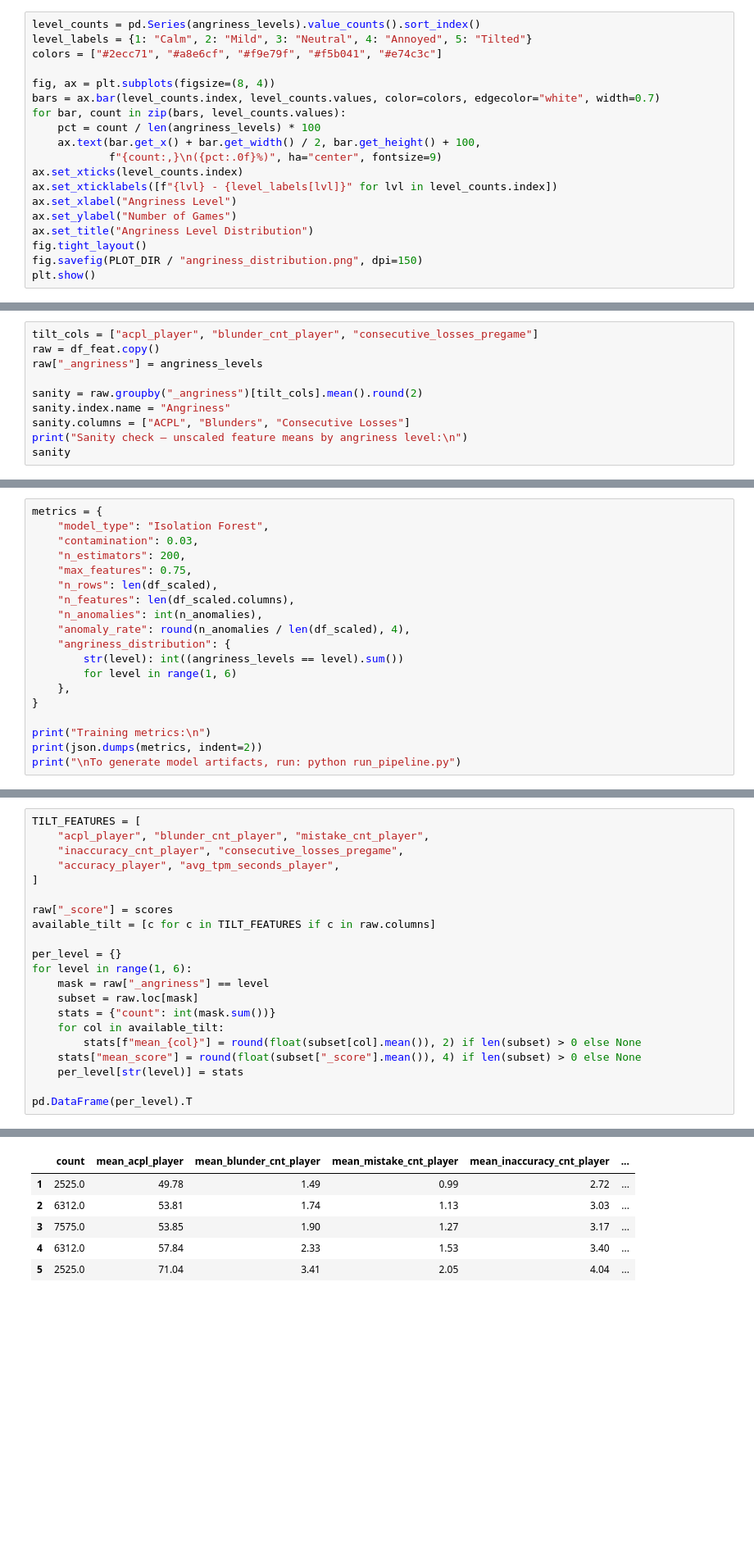
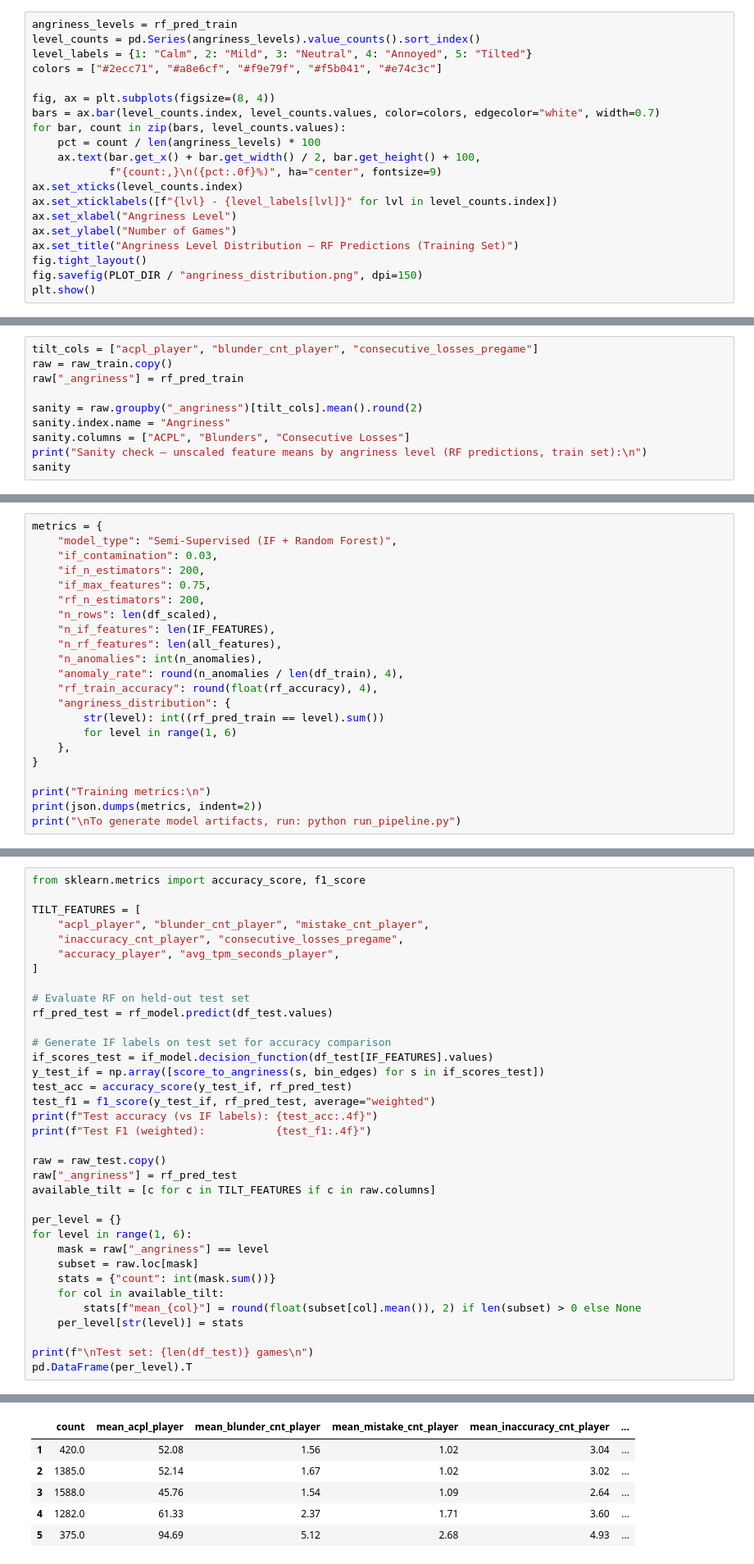
Before and after one commit to Kanku-SEP4-org/Chess-Assistance, a Jupyter notebook: machine_learning/trainers/trainer-angriness-predictor/notebooks/pipeline.ipynb, the cells around one changed output, grey strips where cells are left out. Shown at 82% size. Saved outputs shown, nothing was run; the diff lists cells and outputs as text; blank space fills up the shorter version.

```diff
--- a/machine_learning/trainers/trainer-angriness-predictor/notebooks/pipeline.ipynb
+++ b/machine_learning/trainers/trainer-angriness-predictor/notebooks/pipeline.ipynb
@@ -251,4 +349,5 @@ Bin edges:   [-0.1345, 0.0231, 0.0545, 0.0783, 0.1008, 0.1356]
 # %%
+angriness_levels = rf_pred_train
 level_counts = pd.Series(angriness_levels).value_counts().sort_index()
 level_labels = {1: "Calm", 2: "Mild", 3: "Neutral", 4: "Annoyed", 5: "Tilted"}
 colors = ["#2ecc71", "#a8e6cf", "#f9e79f", "#f5b041", "#e74c3c"]
@@ -263,7 +362,7 @@ ax.set_xticks(level_counts.index)
 ax.set_xticklabels([f"{lvl} - {level_labels[lvl]}" for lvl in level_counts.index])
 ax.set_xlabel("Angriness Level")
 ax.set_ylabel("Number of Games")
-ax.set_title("Angriness Level Distribution")
+ax.set_title("Angriness Level Distribution — RF Predictions (Training Set)")
 fig.tight_layout()
 fig.savefig(PLOT_DIR / "angriness_distribution.png", dpi=150)
 plt.show()
@@ -272,10 +371,10 @@ plt.show()
 # %%
 tilt_cols = ["acpl_player", "blunder_cnt_player", "consecutive_losses_pregame"]
-raw = df_feat.copy()
-raw["_angriness"] = angriness_levels
+raw = raw_train.copy()
+raw["_angriness"] = rf_pred_train
 
 sanity = raw.groupby("_angriness")[tilt_cols].mean().round(2)
 sanity.index.name = "Angriness"
 sanity.columns = ["ACPL", "Blunders", "Consecutive Losses"]
-print("Sanity check — unscaled feature means by angriness level:\n")
+print("Sanity check — unscaled feature means by angriness level (RF predictions, train set):\n")
 sanity
@@ -302,15 +410,18 @@ plt.show()
 # %%
 metrics = {
-    "model_type": "Isolation Forest",
-    "contamination": 0.03,
-    "n_estimators": 200,
-    "max_features": 0.75,
+    "model_type": "Semi-Supervised (IF + Random Forest)",
+    "if_contamination": 0.03,
+    "if_n_estimators": 200,
+    "if_max_features": 0.75,
+    "rf_n_estimators": 200,
     "n_rows": len(df_scaled),
-    "n_features": len(df_scaled.columns),
+    "n_if_features": len(IF_FEATURES),
+    "n_rf_features": len(all_features),
     "n_anomalies": int(n_anomalies),
-    "anomaly_rate": round(n_anomalies / len(df_scaled), 4),
+    "anomaly_rate": round(n_anomalies / len(df_train), 4),
+    "rf_train_accuracy": round(float(rf_accuracy), 4),
     "angriness_distribution": {
-        str(level): int((angriness_levels == level).sum())
+        str(level): int((rf_pred_train == level).sum())
         for level in range(1, 6)
     },
 }
@@ -325,11 +461,25 @@ Validate that the angriness scale makes sense: games rated as tilted (levels 4
 # %%
+from sklearn.metrics import accuracy_score, f1_score
+
 TILT_FEATURES = [
     "acpl_player", "blunder_cnt_player", "mistake_cnt_player",
     "inaccuracy_cnt_player", "consecutive_losses_pregame",
     "accuracy_player", "avg_tpm_seconds_player",
 ]
 
-raw["_score"] = scores
+# Evaluate RF on held-out test set
+rf_pred_test = rf_model.predict(df_test.values)
+
+# Generate IF labels on test set for accuracy comparison
+if_scores_test = if_model.decision_function(df_test[IF_FEATURES].values)
+y_test_if = np.array([score_to_angriness(s, bin_edges) for s in if_scores_test])
+test_acc = accuracy_score(y_test_if, rf_pred_test)
+test_f1 = f1_score(y_test_if, rf_pred_test, average="weighted")
+print(f"Test accuracy (vs IF labels): {test_acc:.4f}")
+print(f"Test F1 (weighted):           {test_f1:.4f}")
+
+raw = raw_test.copy()
+raw["_angriness"] = rf_pred_test
 available_tilt = [c for c in TILT_FEATURES if c in raw.columns]
 
 per_level = {}
@@ -339,8 +489,8 @@ for level in range(1, 6):
     stats = {"count": int(mask.sum())}
     for col in available_tilt:
         stats[f"mean_{col}"] = round(float(subset[col].mean()), 2) if len(subset) > 0 else None
-    stats["mean_score"] = round(float(subset["_score"].mean()), 4) if len(subset) > 0 else None
     per_level[str(level)] = stats
 
+print(f"\nTest set: {len(df_test)} games\n")
 pd.DataFrame(per_level).T
 # %% [output]
@@ -347,9 +501,9 @@ pd.DataFrame(per_level).T
 |  | count | mean_acpl_player | mean_blunder_cnt_player | mean_mistake_cnt_player | mean_inaccuracy_cnt_player | ... |
-| 1 | 2525.0 | 49.78 | 1.49 | 0.99 | 2.72 | ... |
-| 2 | 6312.0 | 53.81 | 1.74 | 1.13 | 3.03 | ... |
-| 3 | 7575.0 | 53.85 | 1.90 | 1.27 | 3.17 | ... |
-| 4 | 6312.0 | 57.84 | 2.33 | 1.53 | 3.40 | ... |
-| 5 | 2525.0 | 71.04 | 3.41 | 2.05 | 4.04 | ... |
+| 1 | 420.0 | 52.08 | 1.56 | 1.02 | 3.04 | ... |
+| 2 | 1385.0 | 52.14 | 1.67 | 1.02 | 3.02 | ... |
+| 3 | 1588.0 | 45.76 | 1.54 | 1.09 | 2.64 | ... |
+| 4 | 1282.0 | 61.33 | 2.37 | 1.71 | 3.60 | ... |
+| 5 | 375.0 | 94.69 | 5.12 | 2.68 | 4.93 | ... |
 # %%
 calm = raw[raw["_angriness"].isin([1, 2])]
 tilted = raw[raw["_angriness"].isin([4, 5])]
```
Also changed, not shown: parts of 21 cells of this notebook, 8 other files.
